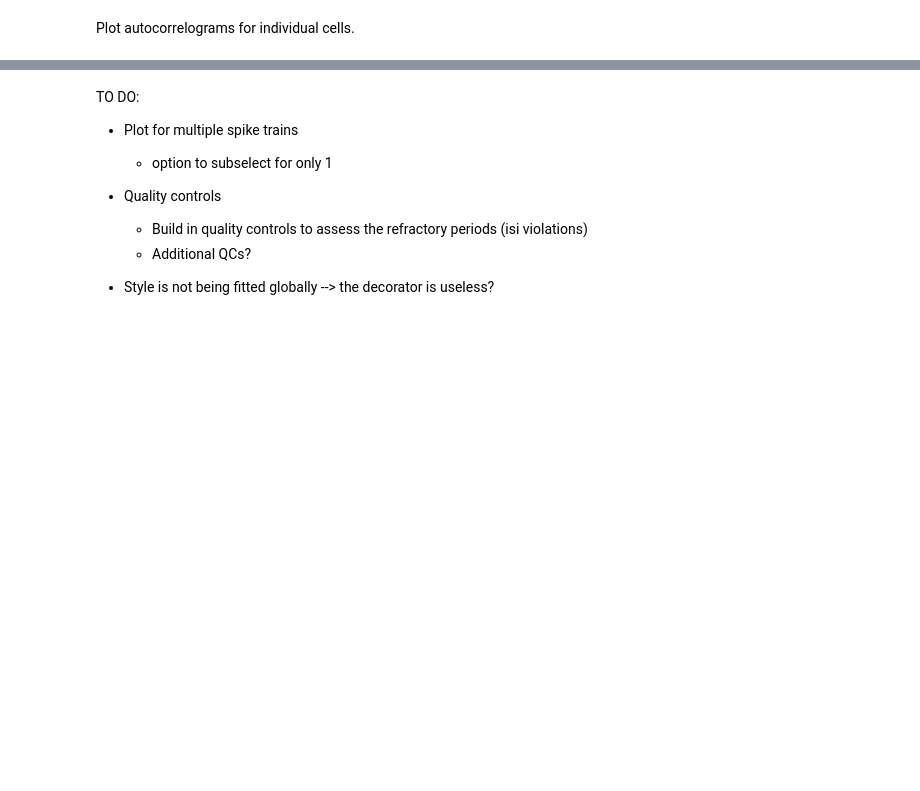
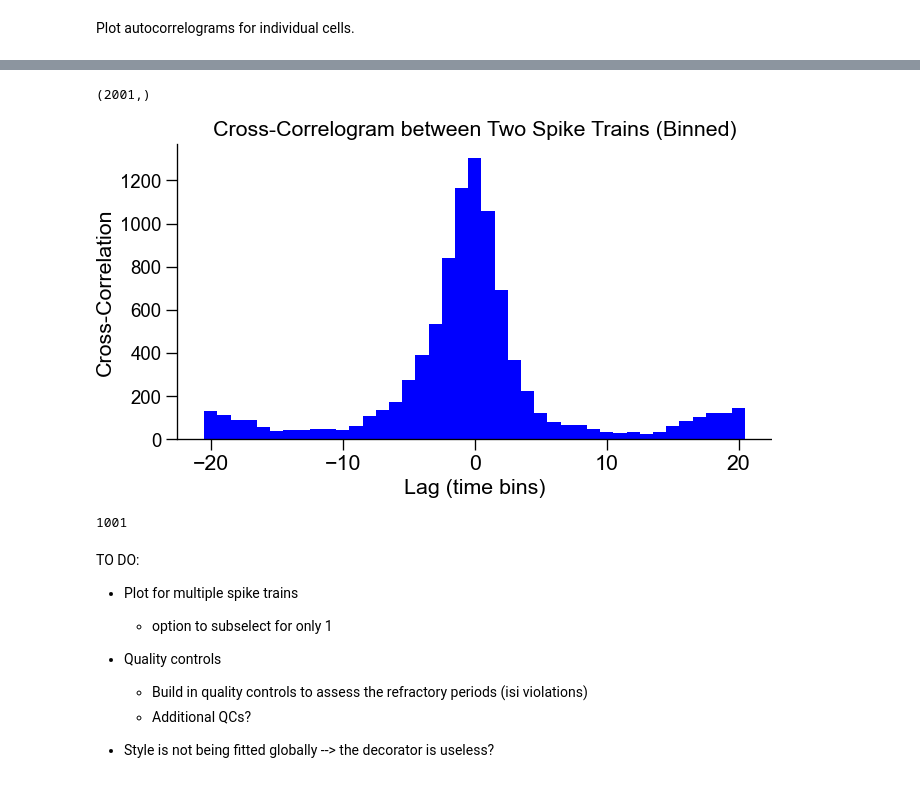
Before and after one commit to mzabolocki/SynaptiConn, a Jupyter notebook: examples/plots/plot_spiketrains.ipynb, the cells around one changed output, grey strips where cells are left out. Cells and saved outputs as stored; diff of their text form; code cells hidden in the pictures; blank space fills up the shorter version.

```diff
--- a/examples/plots/plot_spiketrains.ipynb
+++ b/examples/plots/plot_spiketrains.ipynb
@@ -66,3 +73,44 @@ ax[1].set_xlim(-20, 20)
+# %%
+# cross-correlogram between two spike trains
+
+# Create time bins
+bin_size = 0.05  # in seconds
+bins = np.arange(0, 100 + bin_size, bin_size)
+print(bins.shape)
+
+# Binning spike times (converting continuous spike times into a binned spike train)
+spike_train_1_binned, _ = np.histogram(spike_train_1, bins)
+spike_train_2_binned, _ = np.histogram(spike_train_2, bins)
+
+# Define a function to compute cross-correlation between binned spike trains
+def cross_correlogram(spike_train_1, spike_train_2, max_lag):
+    """Compute the cross-correlation of two binned spike trains."""
+    lags = np.arange(-max_lag, max_lag + 1)
+    corr = np.correlate(spike_train_1, spike_train_2, mode='full')
+    middle_index = len(corr) // 2
+    return corr[middle_index - max_lag: middle_index + max_lag + 1], lags
+
+# Set maximum lag (in bins)
+max_lag = 20  # Example: 20 bins
+
+# Compute cross-correlation
+correlation, lags = cross_correlogram(spike_train_1_binned, spike_train_2_binned, max_lag)
+d
+# Plot the cross-correlogram
+plt.figure(figsize=(8, 4))
+plt.bar(lags, correlation, width=1, color='blue')  # --> fix the lags here
+plt.title('Cross-Correlogram between Two Spike Trains (Binned)')
+plt.xlabel('Lag (time bins)')
+plt.ylabel('Cross-Correlation')
+
+plt.show()
+# %% [output]
+(2001,)
+[figure, added]
+# %%
+bins.shape[0]
+# %% [output]
+1001
 # %% [markdown]
 TO DO:
 - Plot for multiple spike trains
```
Also changed, not shown: parts of 4 cells of this notebook, 4 other files.
